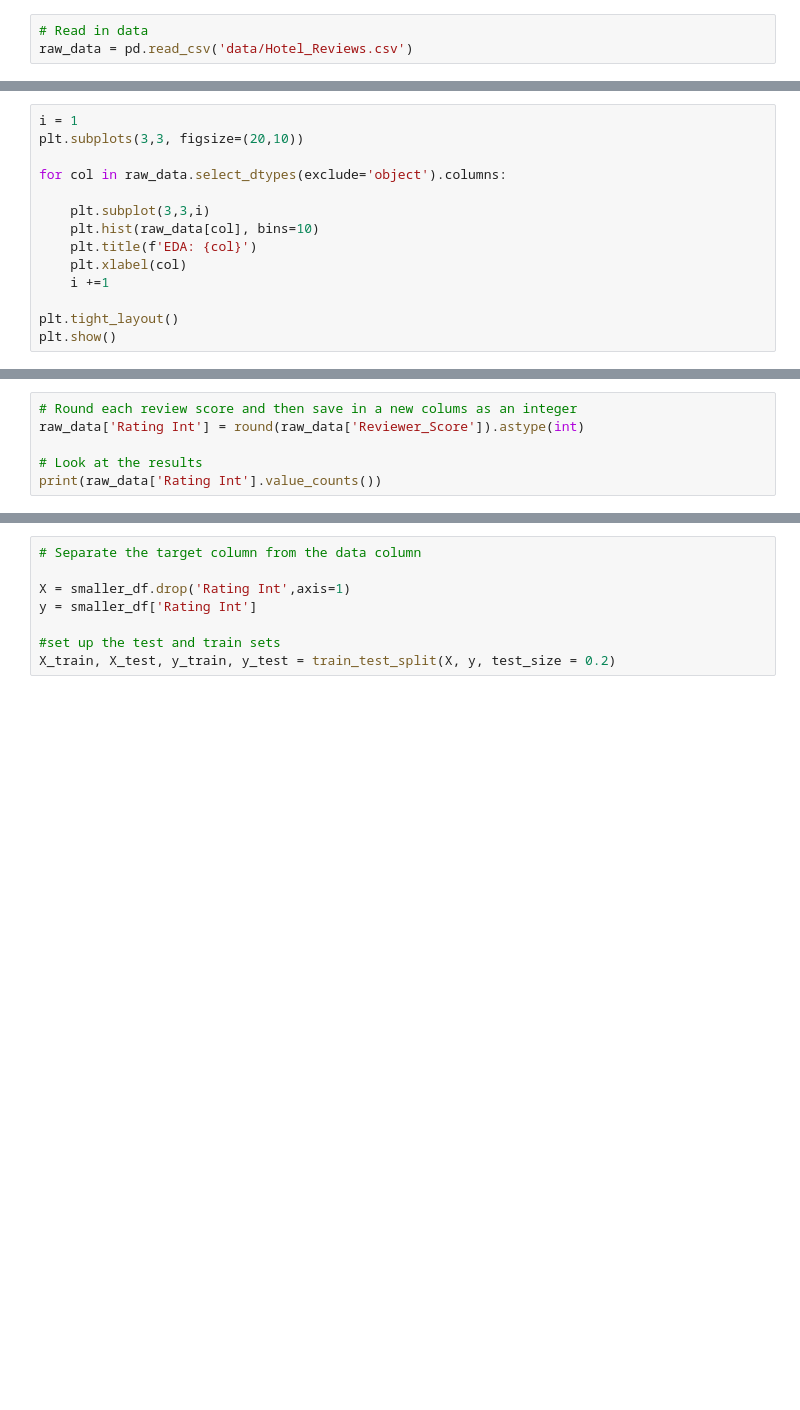
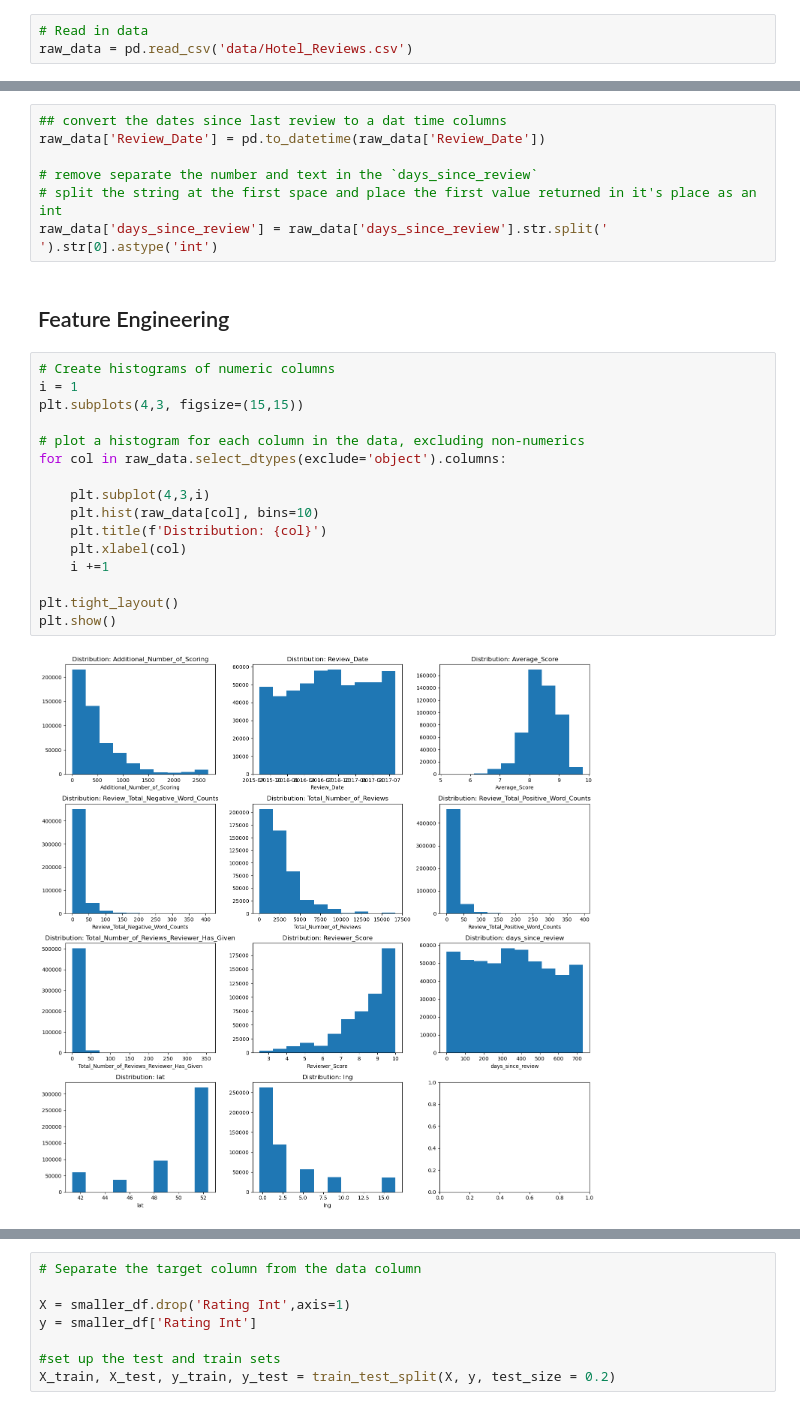
Before and after one commit to russ-kibat/Hotel-Reviews, a Jupyter notebook: KIBAT_NLP_PART_1.ipynb, the cells around one changed output, grey strips where cells are left out. Cells and saved outputs as stored; diff of their text form; blank space fills up the shorter version.

```diff
--- a/KIBAT_NLP_PART_1.ipynb
+++ b/KIBAT_NLP_PART_1.ipynb
@@ -119,14 +34,0 @@ Index(['Hotel_Address', 'Additional_Number_of_Scoring', 'Review_Date',
-# %%
-i = 1
-plt.subplots(3,3, figsize=(20,10))
-
-for col in raw_data.select_dtypes(exclude='object').columns:
-
-    plt.subplot(3,3,i)
-    plt.hist(raw_data[col], bins=10)
-    plt.title(f'EDA: {col}')
-    plt.xlabel(col)
-    i +=1
-
-plt.tight_layout()
-plt.show()
@@ -144,6 +34,0 @@ Insights
-# %%
-# Round each review score and then save in a new colums as an integer
-raw_data['Rating Int'] = round(raw_data['Reviewer_Score']).astype(int)
-
-# Look at the results
-print(raw_data['Rating Int'].value_counts())
@@ -371,0 +121,27 @@ Spliting the dataset into test and training sets in important when modeling. It
+# %%
+## convert the dates since last review to a dat time columns
+raw_data['Review_Date'] = pd.to_datetime(raw_data['Review_Date'])
+
+# remove separate the number and text in the `days_since_review`
+# split the string at the first space and place the first value returned in it's place as an int
+raw_data['days_since_review'] = raw_data['days_since_review'].str.split(' ').str[0].astype('int')
+# %% [markdown]
+## Feature Engineering
+# %%
+# Create histograms of numeric columns
+i = 1
+plt.subplots(4,3, figsize=(15,15))
+
+# plot a histogram for each column in the data, excluding non-numerics
+for col in raw_data.select_dtypes(exclude='object').columns:
+
+    plt.subplot(4,3,i)
+    plt.hist(raw_data[col], bins=10)
+    plt.title(f'Distribution: {col}')
+    plt.xlabel(col)
+    i +=1
+
+plt.tight_layout()
+plt.show()
+# %% [output]
+[figure, added]
```
Also changed, not shown: parts of 54 cells of this notebook, 1 other file.
